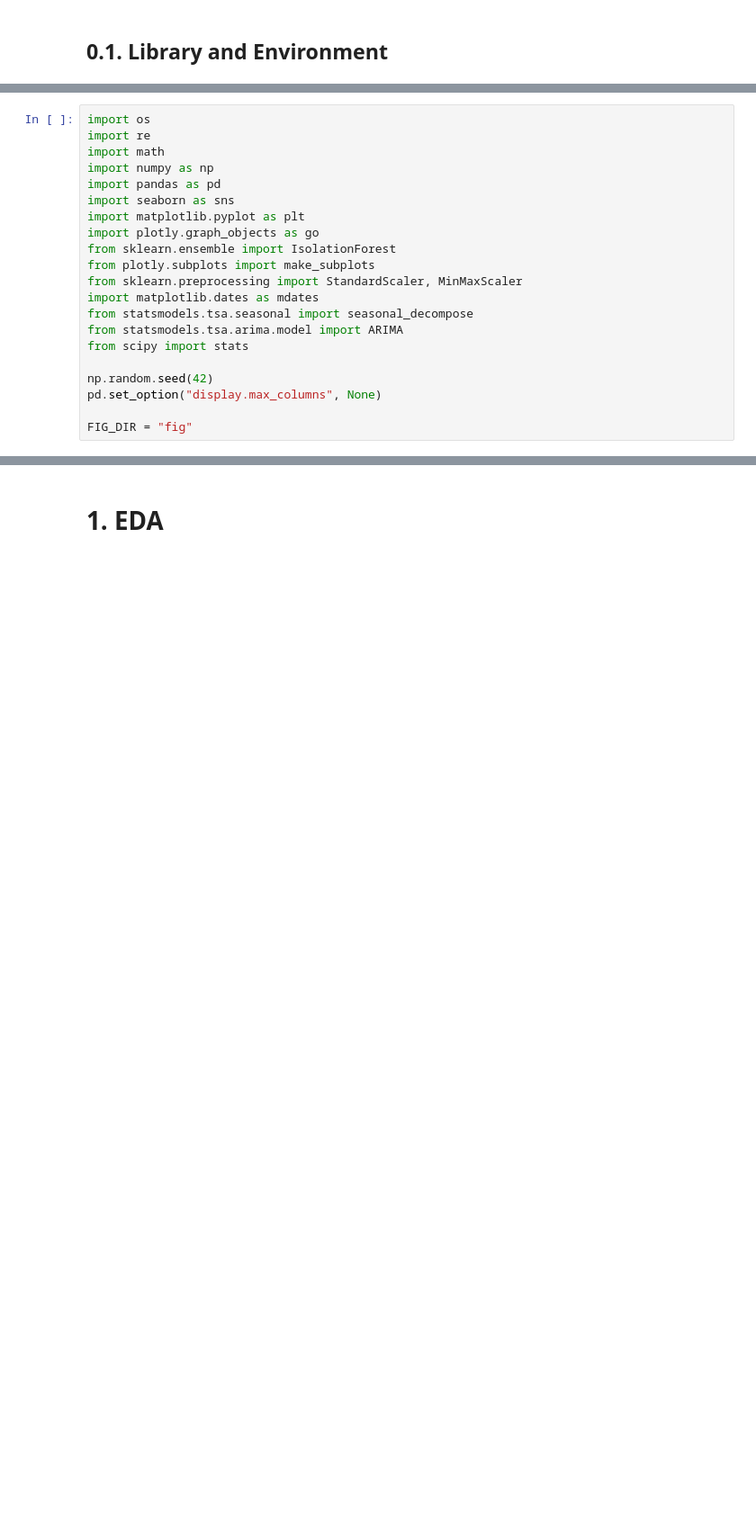
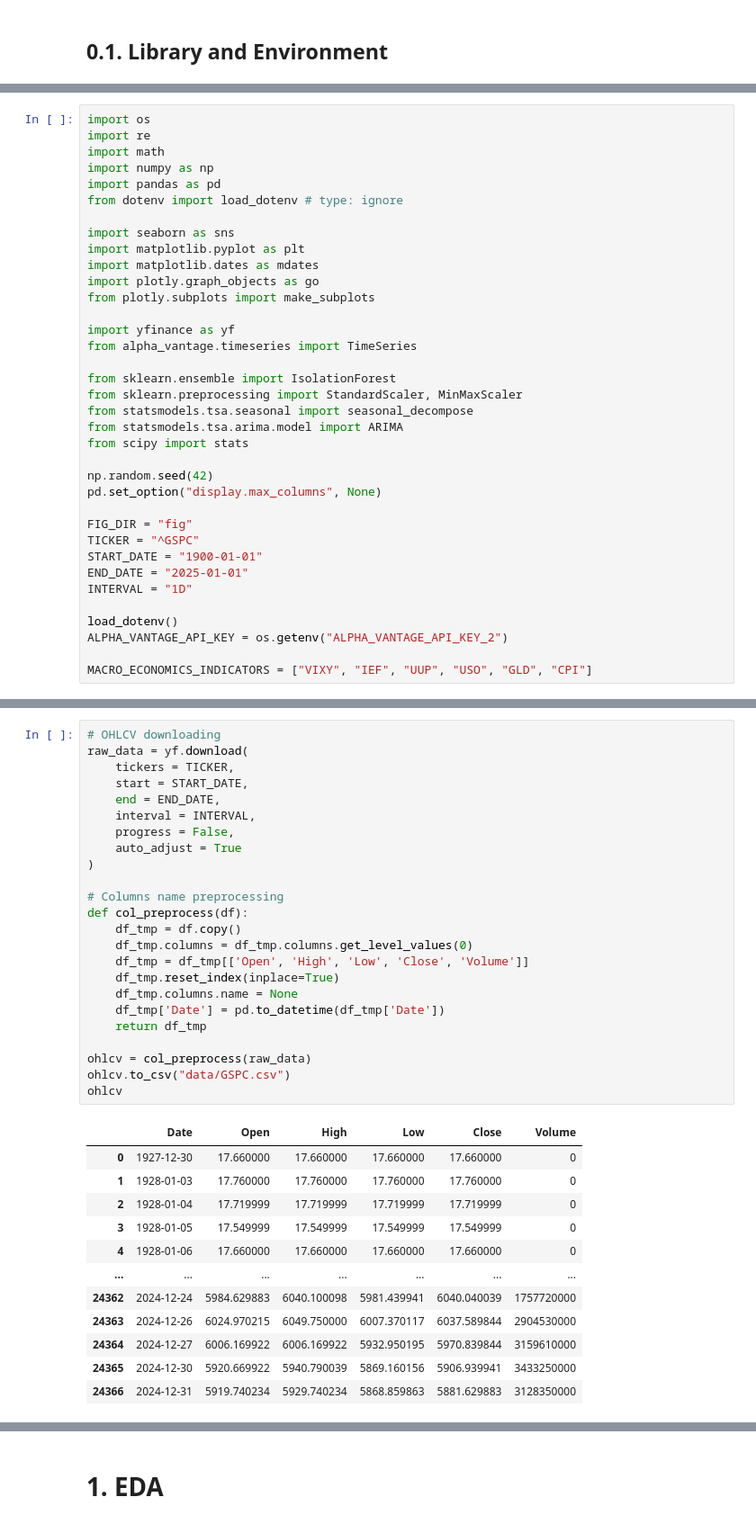
Before and after one commit to VictorNguyenLPN/sp500-dav, a Jupyter notebook: notebook_qhuy.ipynb, the cells around one changed output, grey strips where cells are left out. Shown at 90% size. Cells and saved outputs as stored; diff of their text form; blank space fills up the shorter version.

```diff
--- a/notebook_qhuy.ipynb
+++ b/notebook_qhuy.ipynb
@@ -10,13 +10,19 @@ import re
 import math
 import numpy as np
 import pandas as pd
+from dotenv import load_dotenv # type: ignore
+
 import seaborn as sns
 import matplotlib.pyplot as plt
+import matplotlib.dates as mdates
 import plotly.graph_objects as go
+from plotly.subplots import make_subplots
+
+import yfinance as yf
+from alpha_vantage.timeseries import TimeSeries
+
 from sklearn.ensemble import IsolationForest
-from plotly.subplots import make_subplots
 from sklearn.preprocessing import StandardScaler, MinMaxScaler
-import matplotlib.dates as mdates
 from statsmodels.tsa.seasonal import seasonal_decompose
 from statsmodels.tsa.arima.model import ARIMA
 from scipy import stats
@@ -25,4 +31,13 @@ np.random.seed(42)
 pd.set_option("display.max_columns", None)
 
 FIG_DIR = "fig"
+TICKER = "^GSPC"
+START_DATE = "1900-01-01"
+END_DATE = "2025-01-01"
+INTERVAL = "1D"
+
+load_dotenv()
+ALPHA_VANTAGE_API_KEY = os.getenv("ALPHA_VANTAGE_API_KEY_2")
+
+MACRO_ECONOMICS_INDICATORS = ["VIXY", "IEF", "UUP", "USO", "GLD", "CPI"]
 # %% [markdown]
@@ -32,0 +47,37 @@ data['Date'] = pd.to_datetime(data['Date'], errors='coerce')
+# %%
+# OHLCV downloading
+raw_data = yf.download(
+    tickers = TICKER,
+    start = START_DATE,
+    end = END_DATE,
+    interval = INTERVAL,
+    progress = False,
+    auto_adjust = True
+)
+
+# Columns name preprocessing
+def col_preprocess(df):
+    df_tmp = df.copy()
+    df_tmp.columns = df_tmp.columns.get_level_values(0)
+    df_tmp = df_tmp[['Open', 'High', 'Low', 'Close', 'Volume']]
+    df_tmp.reset_index(inplace=True)
+    df_tmp.columns.name = None
+    df_tmp['Date'] = pd.to_datetime(df_tmp['Date'])
+    return df_tmp
+
+ohlcv = col_preprocess(raw_data)
+ohlcv.to_csv("data/GSPC.csv")
+ohlcv
+# %% [output]
+|  | Date | Open | High | Low | Close | Volume |
+| 0 | 1927-12-30 | 17.660000 | 17.660000 | 17.660000 | 17.660000 | 0 |
+| 1 | 1928-01-03 | 17.760000 | 17.760000 | 17.760000 | 17.760000 | 0 |
+| 2 | 1928-01-04 | 17.719999 | 17.719999 | 17.719999 | 17.719999 | 0 |
+| 3 | 1928-01-05 | 17.549999 | 17.549999 | 17.549999 | 17.549999 | 0 |
+| 4 | 1928-01-06 | 17.660000 | 17.660000 | 17.660000 | 17.660000 | 0 |
+| ... | ... | ... | ... | ... | ... | ... |
+| 24362 | 2024-12-24 | 5984.629883 | 6040.100098 | 5981.439941 | 6040.040039 | 1757720000 |
+| 24363 | 2024-12-26 | 6024.970215 | 6049.750000 | 6007.370117 | 6037.589844 | 2904530000 |
+| 24364 | 2024-12-27 | 6006.169922 | 6006.169922 | 5932.950195 | 5970.839844 | 3159610000 |
+| 24365 | 2024-12-30 | 5920.669922 | 5940.790039 | 5869.160156 | 5906.939941 | 3433250000 |
+| 24366 | 2024-12-31 | 5919.740234 | 5929.740234 | 5868.859863 | 5881.629883 | 3128350000 |
```
Also changed, not shown: parts of 15 cells of this notebook, 33 other files.
